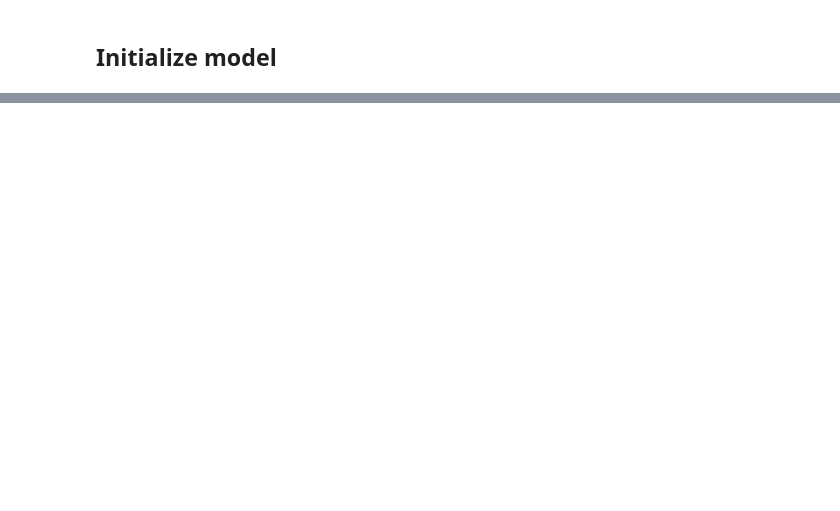
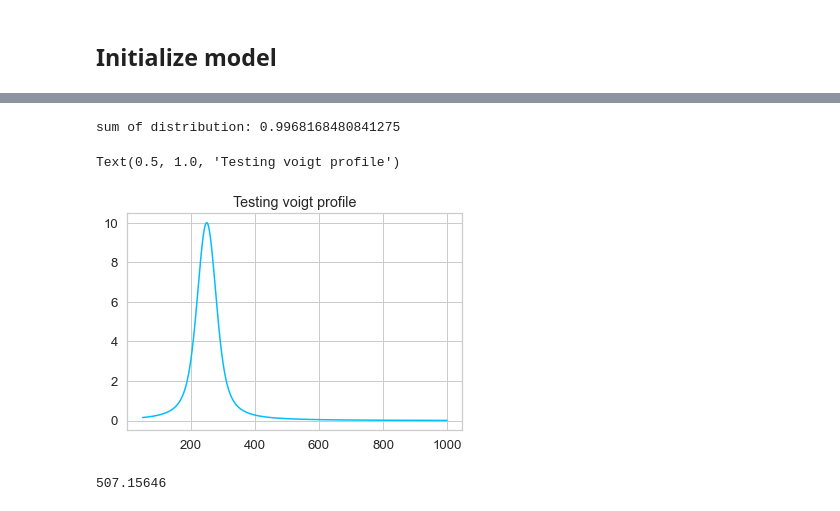
Before and after one commit to AugustSchreyer/02460_Advanced_ML, a Jupyter notebook: Train_on_real_data.ipynb, the cells around one changed output, grey strips where cells are left out. Cells and saved outputs as stored; diff of their text form; code cells hidden in the pictures; blank space fills up the shorter version.

```diff
--- a/Train_on_real_data.ipynb
+++ b/Train_on_real_data.ipynb
@@ -269,0 +303,6 @@ from collections import defaultdict
+# %%
+BATCH_SIZE = 256
+train_loader = DataLoader(train_dataset, batch_size=BATCH_SIZE, shuffle=True)
+
+#FOR NOW VALIDATION IS SAME AS TRAINING...
+validation_loader = DataLoader(validation_dataset, batch_size=45*77, shuffle=True)
@@ -269,0 +311,18 @@ from collections import defaultdict
+# %%
+#checkpoint = torch.load('/content/drive/MyDrive/Advanced_ML/NS_data.pkl',map_location = "cpu")
+checkpoint = torch.load('/content/drive/MyDrive/Advanced_ML/NS_data_new.pkl')
+# %%
+from collections import defaultdict
+# Getting training info
+training_info = checkpoint['training_info']
+validation_info = checkpoint['validation_info']
+epoch = checkpoint['epoch']
+# Reloading the model
+encoder = Encoder_NS(**checkpoint['encoder_decoder_params']).to(device)
+decoder = Decoder_NS(**checkpoint['encoder_decoder_params']).to(device)
+model = Neural_Stat(Encoder=encoder, Decoder=decoder, **checkpoint["model_params"]).to(device)
+model.load_state_dict(checkpoint["model"]())
+# Reloading the optimizer
+optimizer = torch.optim.Adam(model.parameters(), lr=checkpoint['LEARNING_RATE'])
+optimizer.load_state_dict(checkpoint["optimizer"])
+print(epoch)
@@ -339,0 +460,16 @@ KeyboardInterrupt:
+# %%
+import scipy
+import scipy.integrate as integrate
+print("sum of distribution:",integrate.quad(lambda x: scipy.special.voigt_profile(x,0.5,0.5),-100,100)[0])
+
+def voigt(x,mu,sigma,gamma,z):
+    y = scipy.special.voigt_profile(x-mu,sigma,gamma)
+    y = z*y/np.max(y)
+    return y
+w_cut = w[w<1000]
+plt.plot(w_cut,voigt(w_cut,250,20,20,10))
+plt.title("Testing voigt profile")
+# %% [output]
+sum of distribution: 0.9968168480841275
+Text(0.5, 1.0, 'Testing voigt profile')
+[figure, added]
@@ -339,0 +479,7 @@ KeyboardInterrupt:
+# %%
+dat = spectra[1768,w<=1000]
+dat.shape
+max_val = np.max(dat)
+max_val
+# %% [output]
+507.15646
```
Also changed, not shown: parts of 49 cells of this notebook, 2 other files.
